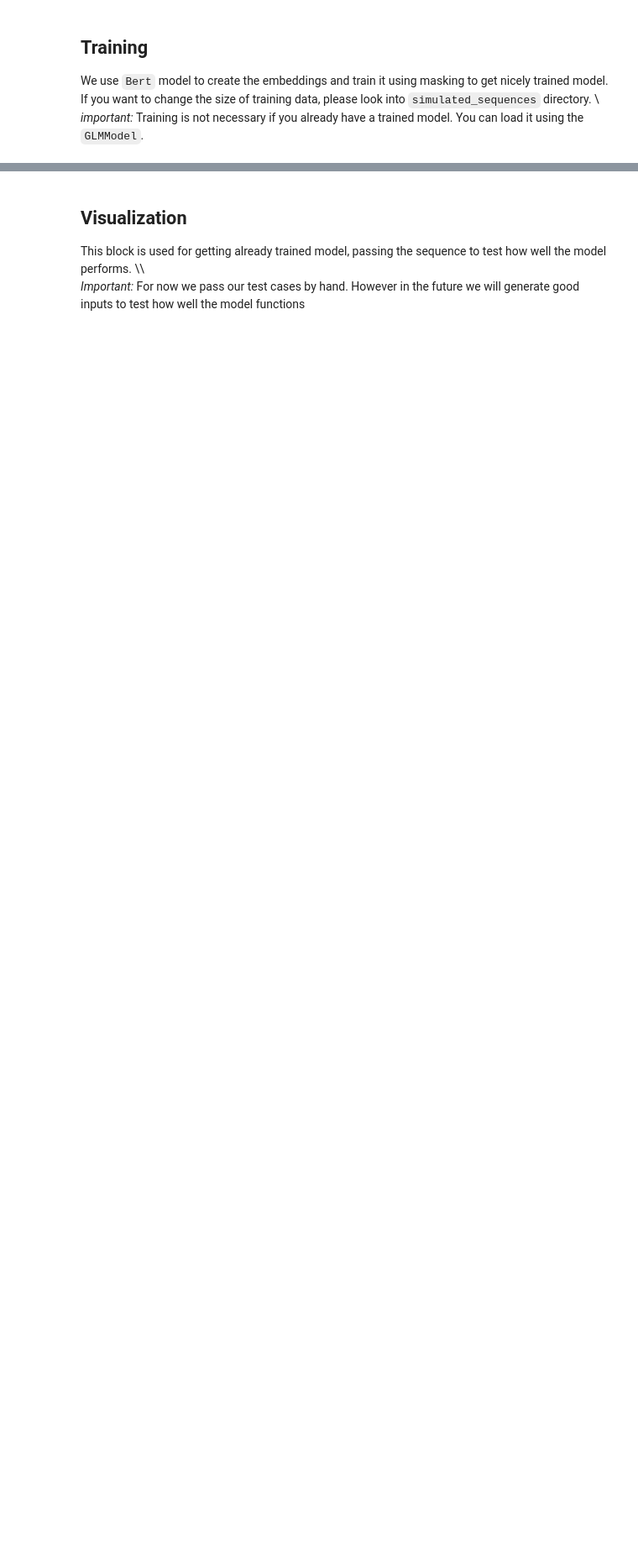
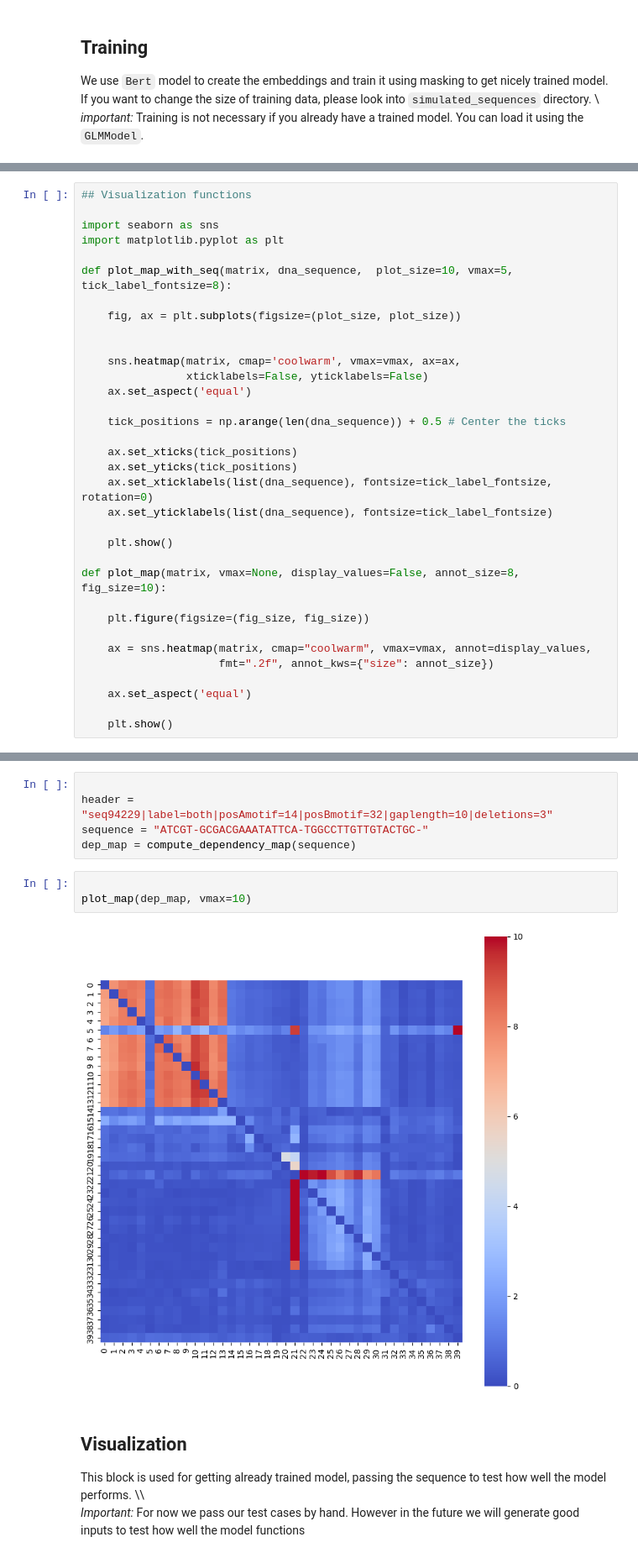
Before and after one commit to giokepa/Sysgen-GLM-for-Indels, a Jupyter notebook: visualize_data.ipynb, the cells around one changed output, grey strips where cells are left out. Shown at 84% size. Drawn from its saved outputs; the diff is of its cells as text; blank space fills up the shorter version.

```diff
--- a/visualize_data.ipynb
+++ b/visualize_data.ipynb
@@ -83,0 +101,34 @@ Best validation loss: 1.3605
+# %%
+## Visualization functions
+
+import seaborn as sns
+import matplotlib.pyplot as plt
+
+def plot_map_with_seq(matrix, dna_sequence,  plot_size=10, vmax=5, tick_label_fontsize=8):
+
+    fig, ax = plt.subplots(figsize=(plot_size, plot_size))
+
+
+    sns.heatmap(matrix, cmap='coolwarm', vmax=vmax, ax=ax,
+                xticklabels=False, yticklabels=False)
+    ax.set_aspect('equal')
+
+    tick_positions = np.arange(len(dna_sequence)) + 0.5 # Center the ticks
+
+    ax.set_xticks(tick_positions)
+    ax.set_yticks(tick_positions)
+    ax.set_xticklabels(list(dna_sequence), fontsize=tick_label_fontsize, rotation=0)
+    ax.set_yticklabels(list(dna_sequence), fontsize=tick_label_fontsize)
+
+    plt.show()
+
+def plot_map(matrix, vmax=None, display_values=False, annot_size=8, fig_size=10):
+
+    plt.figure(figsize=(fig_size, fig_size))
+
+    ax = sns.heatmap(matrix, cmap="coolwarm", vmax=vmax, annot=display_values,
+                     fmt=".2f", annot_kws={"size": annot_size})
+
+    ax.set_aspect('equal')
+
+    plt.show()
@@ -84,3 +244,13 @@ Best validation loss: 1.3605
+# %%
+
+header = "seq94229|label=both|posAmotif=14|posBmotif=32|gaplength=10|deletions=3"
+sequence = "ATCGT-GCGACGAAATATTCA-TGGCCTTGTTGTACTGC-"
+dep_map = compute_dependency_map(sequence)
+# %%
+
+plot_map(dep_map, vmax=10)
+# %% [output]
+[figure, added]
 # %% [markdown]
 ## Visualization
 This block is used for getting already trained model, passing the sequence to test how well the model performs.
```
Also changed, not shown: parts of 4 cells of this notebook, 1 other file.
